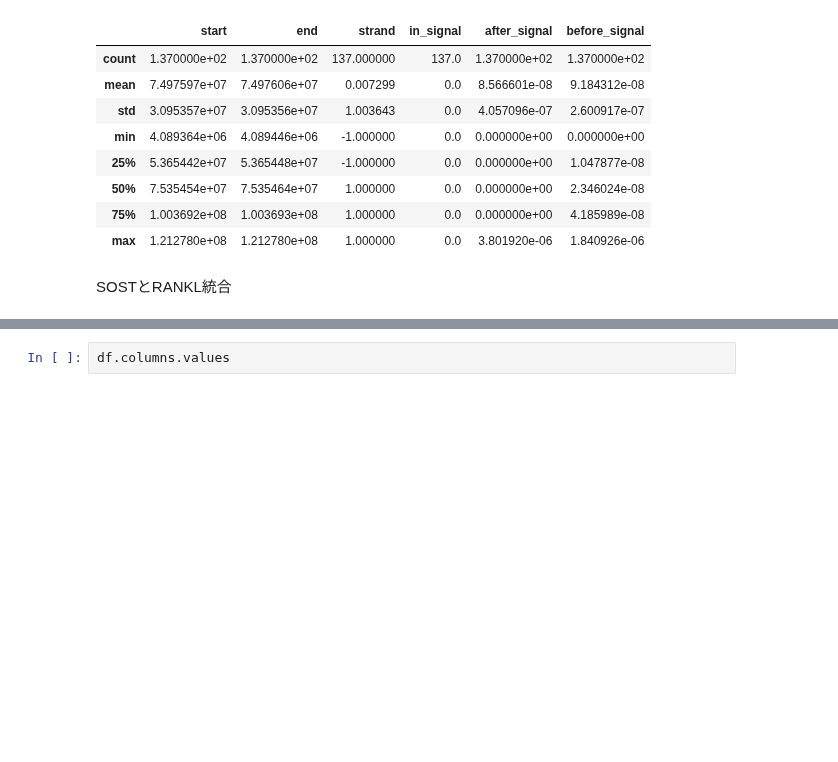
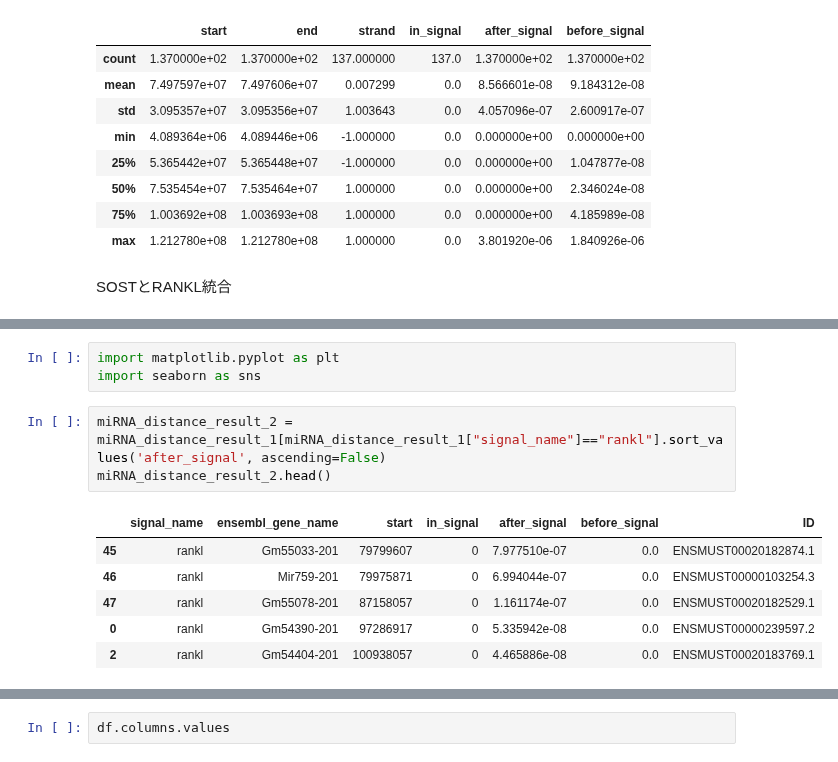
Before and after one commit to uehiratakumu/VScode, a Jupyter notebook: blast_test/matching.ipynb, the cells around one changed output, grey strips where cells are left out. Saved outputs shown, nothing was run; the diff lists cells and outputs as text; blank space fills up the shorter version.

```diff
--- a/blast_test/matching.ipynb
+++ b/blast_test/matching.ipynb
@@ -187,0 +215,13 @@ miRNA_result.shape
+# %%
+import matplotlib.pyplot as plt
+import seaborn as sns
+# %%
+miRNA_distance_result_2 = miRNA_distance_result_1[miRNA_distance_result_1["signal_name"]=="rankl"].sort_values('after_signal', ascending=False)
+miRNA_distance_result_2.head()
+# %% [output]
+|  | signal_name | ensembl_gene_name | start | in_signal | after_signal | before_signal | ID |
+| 45 | rankl | Gm55033-201 | 79799607 | 0 | 7.977510e-07 | 0.0 | ENSMUST00020182874.1 |
+| 46 | rankl | Mir759-201 | 79975871 | 0 | 6.994044e-07 | 0.0 | ENSMUST00000103254.3 |
+| 47 | rankl | Gm55078-201 | 87158057 | 0 | 1.161174e-07 | 0.0 | ENSMUST00020182529.1 |
+| 0 | rankl | Gm54390-201 | 97286917 | 0 | 5.335942e-08 | 0.0 | ENSMUST00000239597.2 |
+| 2 | rankl | Gm54404-201 | 100938057 | 0 | 4.465886e-08 | 0.0 | ENSMUST00020183769.1 |
```
Also changed, not shown: parts of 6 cells of this notebook, 8 other files.
